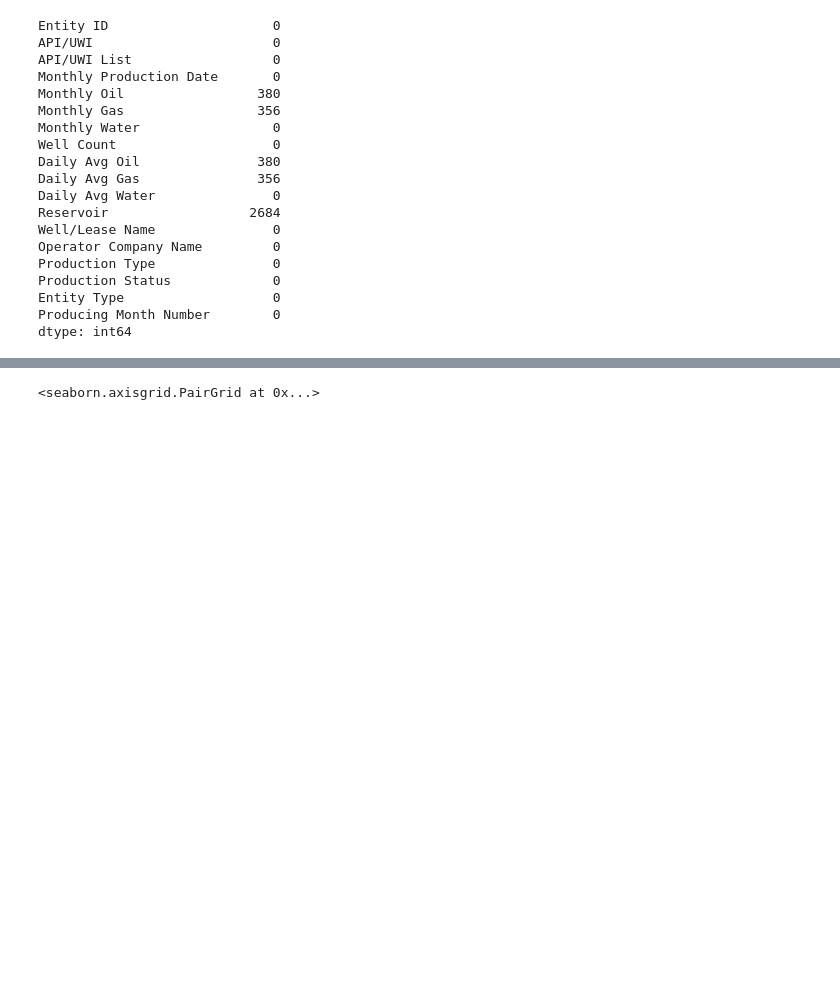
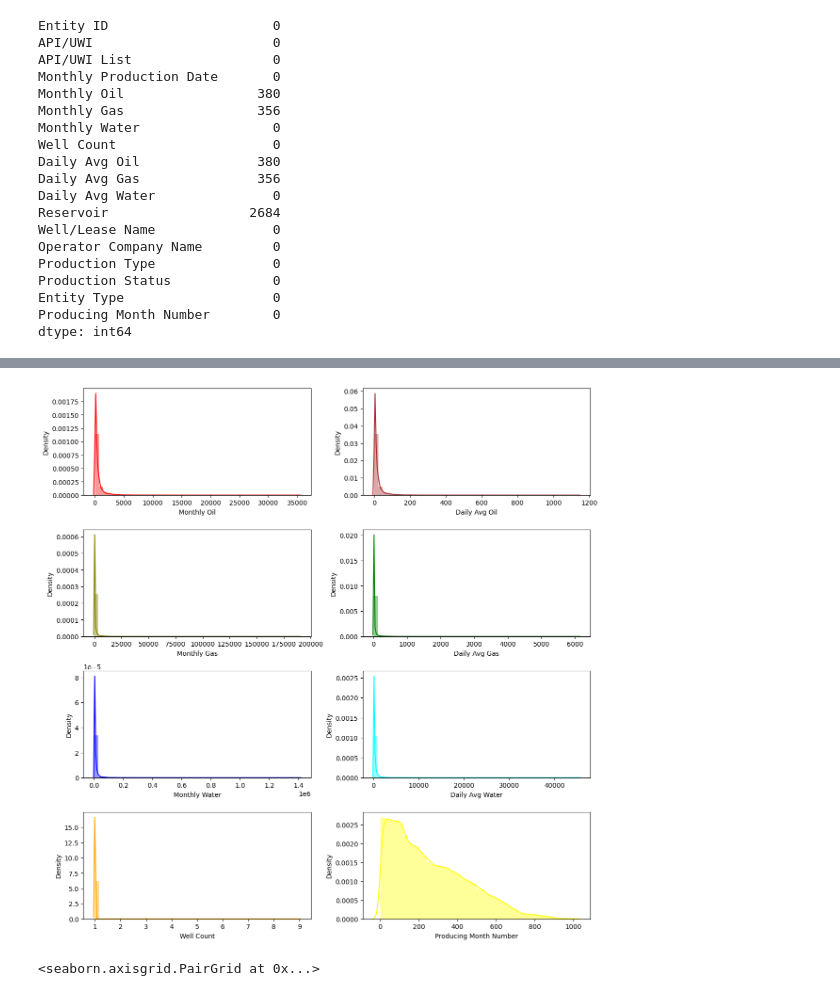
Before and after one commit to ManishRawat07/PETR6397-Final-Project-Oil-Production-Forecasting-using-Machine-Learning, a Jupyter notebook: Oil Production forecasting.ipynb, the cells around one changed output, grey strips where cells are left out. Drawn from its saved outputs; the diff is of its cells as text; code cells hidden in the pictures; blank space fills up the shorter version.

```diff
--- a/Oil Production forecasting.ipynb
+++ b/Oil Production forecasting.ipynb
@@ -6,8 +6,7 @@
 import pandas as pd
 import numpy as np
 import matplotlib.pyplot as plt
-import matplotlib.dates as mdates
-import matplotlib.pyplot as plt
+import seaborn as sns
 import plotly.graph_objects as go
 import warnings
 warnings.filterwarnings("ignore")
@@ -15,10 +14,10 @@ warnings.filterwarnings("ignore")
 # Load the two data files from dataset folder into one dataframe df
 
 # read the first CSV file into a DataFrame
-df1 = pd.read_csv('MonthlyProduction1.CSV')
+df1 = pd.read_csv('Data/MonthlyProduction1.CSV')
 
 # read the second CSV file into another DataFrame
-df2 = pd.read_csv('MonthlyProduction2.CSV')
+df2 = pd.read_csv('Data/MonthlyProduction2.CSV')
 
 # concatenate the two DataFrames vertically
 df = pd.concat([df1, df2], axis=0)
@@ -189,0 +193,16 @@ df.head(10)
+# %%
+#let’s visualize the distribution of each parameter
+
+f, axes = plt.subplots(4, 2, figsize=(12, 12))
+sns.distplot(df['Monthly Oil'] , color="red", ax=axes[0, 0])
+sns.distplot(df['Daily Avg Oil'] , color="brown", ax=axes[0, 1])
+sns.distplot(df['Monthly Gas'] , color="olive", ax=axes[1, 0])
+sns.distplot(df['Daily Avg Gas'] , color="green", ax=axes[1, 1])
+sns.distplot(df['Monthly Water'] , color="blue", ax=axes[2, 0])
+sns.distplot(df['Daily Avg Water'] , color="cyan", ax=axes[2, 1])
+sns.distplot(df['Well Count'] , color="orange", ax=axes[3, 0])
+sns.distplot(df['Producing Month Number'] , color="yellow", ax=axes[3, 1])
+
+plt.tight_layout()
+# %% [output]
+[figure, added]
```
Also changed, not shown: parts of 9 cells of this notebook, 3 other files.
